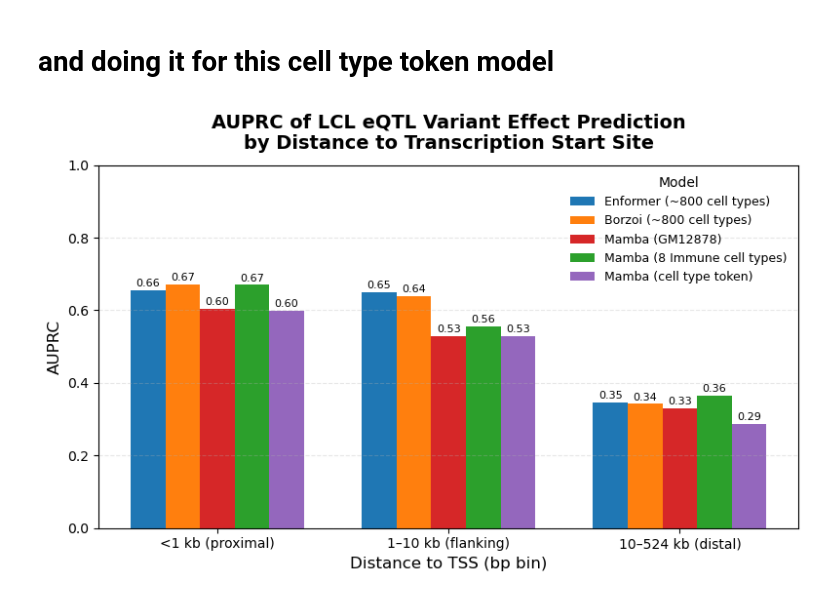
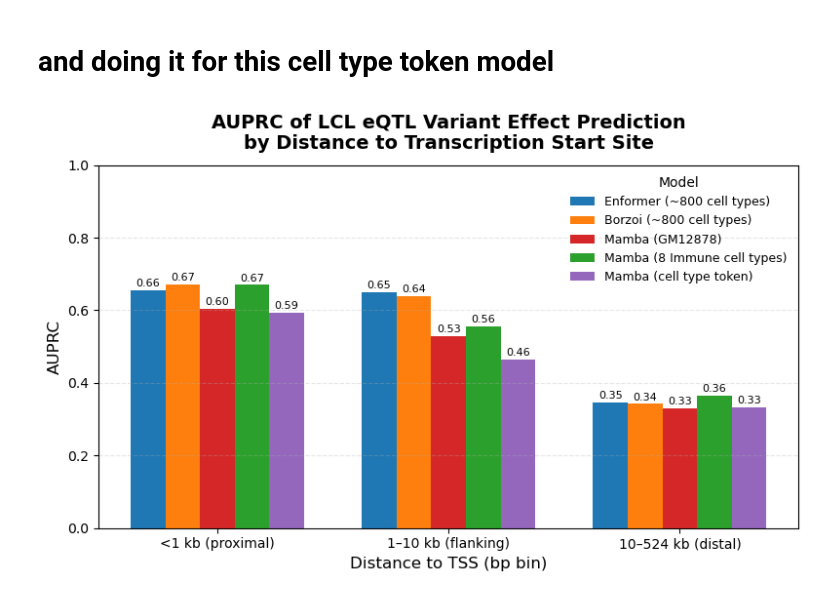
Before and after one commit to Sarthak-Ti/caduceus, a Jupyter notebook: code_test/eQTL_benchmark4.ipynb, the cells around one changed output. Cells and saved outputs as stored; diff of their text form; code cells hidden in the pictures.

```diff
--- a/code_test/eQTL_benchmark4.ipynb
+++ b/code_test/eQTL_benchmark4.ipynb
@@ -1007,7 +1007,7 @@ import numpy as np
 import matplotlib.pyplot as plt
 from sklearn.metrics import precision_recall_curve, auc
 
-files = ['enformer_eqtl.npy', 'borzoi_eqtl.npy', 'nomlm_maskonly.npy', 'immune.npy', 'ctt_legacy.npy']
+files = ['enformer_eqtl.npy', 'borzoi_eqtl.npy', 'nomlm_maskonly.npy', 'immune.npy', 'ctt_legacy_updated.npy']
 center = [16, 16*4, 16, 16, 16, 16, 16, 16]
 # --- your thresholds & names ---
 thresholds       = [1_000, 10_000, 524_288]
@@ -1056,31 +1056,31 @@ for i, label in enumerate(model_labels):
             auprc[:, i],
             width=bar_width,
             label=label,
             color=colors[i % len(colors)])
 
 # Annotate bar heights
 for i in range(len(thresholds)):
     for j in range(len(model_labels)):
         y = auprc[i, j]
         plt.text(x[i] + j*bar_width, y + 0.005,
                  f'{y:.2f}', ha='center', va='bottom', fontsize=8)
 
 # Styling
 plt.xticks(x + (len(model_labels)-1)/2*bar_width, threshold_names, fontsize=10)
 plt.yticks(fontsize=10)
 plt.ylim(0, 1.0)
 plt.grid(axis='y', linestyle='--', alpha=0.3)
 
 plt.xlabel('Distance to TSS (bp bin)', fontsize=12)
 plt.ylabel('AUPRC', fontsize=12)
 plt.title('AUPRC of LCL eQTL Variant Effect Prediction\nby Distance to Transcription Start Site',
           fontsize=14, fontweight='bold', pad=12)
 
 # leg = plt.legend(title='Model', fontsize=9, title_fontsize=10,
 #                  bbox_to_anchor=(1.02, 1), loc='upper left', frameon=False)
 leg = plt.legend(title='Model', fontsize=9, title_fontsize=10, loc='upper right', frameon=False)
 
 plt.tight_layout()
 plt.show()
 # %% [output]
-[figure, old version]
+[figure, new version]
```
Also changed, not shown: parts of 5 cells of this notebook, 54 other files.
